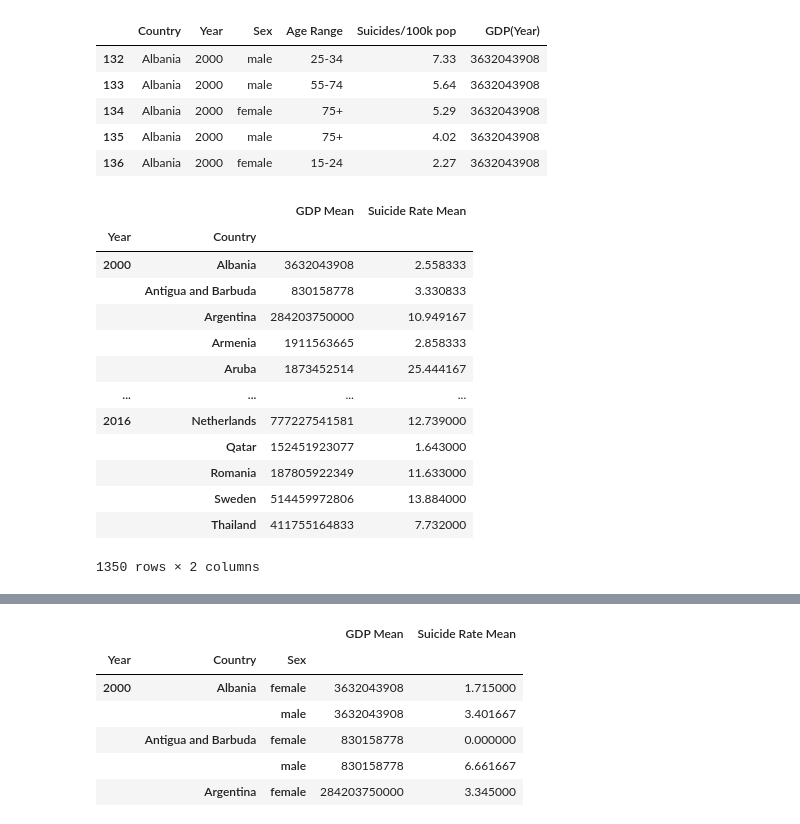
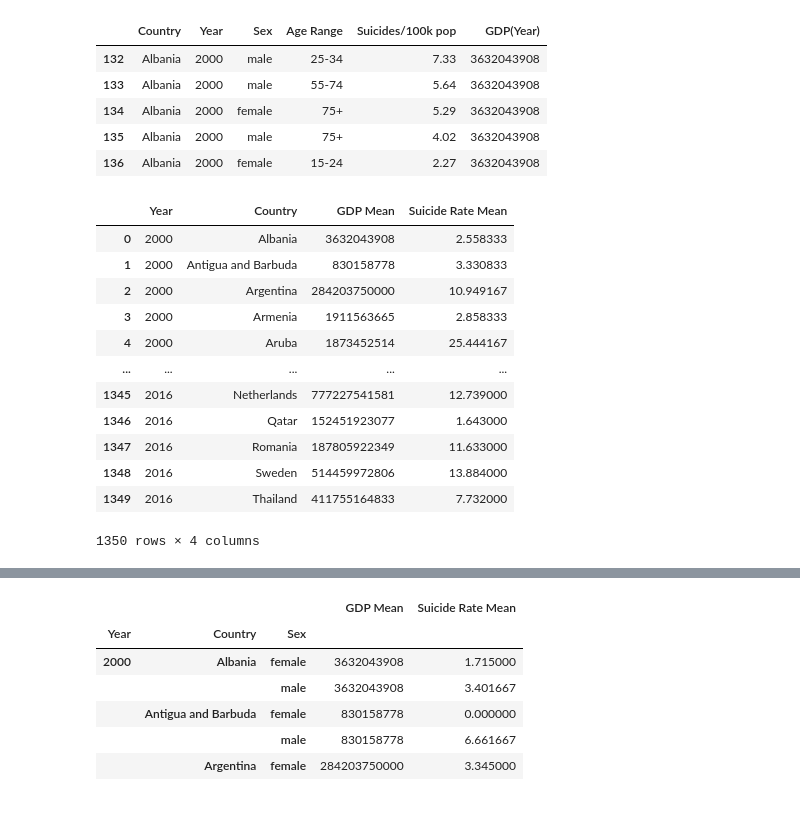
Before and after one commit to elysesulkey/Suicide-in-the-Americas-Data-Analysis, a Jupyter notebook: april12ESmatplot.ipynb, the cells around one changed output, grey strips where cells are left out. Saved outputs shown, nothing was run; the diff lists cells and outputs as text; code cells hidden in the pictures.

```diff
--- a/april12ESmatplot.ipynb
+++ b/april12ESmatplot.ipynb
@@ -45,27 +45,28 @@ filtered_date_df.head()
 # %%
 # group by year and country / find averages
 
 country_gdp = filtered_date_df.groupby(["Year", "Country"])["GDP(Year)"].mean()
 country_suicide = filtered_date_df.groupby(["Year", "Country"])['Suicides/100k pop'].mean()
 
 # create summary table
 country_summary_df = pd.DataFrame({"GDP Mean": country_gdp, "Suicide Rate Mean": country_suicide})
 
+country_summary_reset_df = country_summary_df.reset_index()
+
 # display table
-country_summary_df
+country_summary_reset_df
 # %% [output]
-|  |  | GDP Mean | Suicide Rate Mean |
-| Year | Country |  |  |
-| 2000 | Albania | 3632043908 | 2.558333 |
-|  | Antigua and Barbuda | 830158778 | 3.330833 |
-|  | Argentina | 284203750000 | 10.949167 |
-|  | Armenia | 1911563665 | 2.858333 |
-|  | Aruba | 1873452514 | 25.444167 |
-| ... | ... | ... | ... |
-| 2016 | Netherlands | 777227541581 | 12.739000 |
-|  | Qatar | 152451923077 | 1.643000 |
-|  | Romania | 187805922349 | 11.633000 |
-|  | Sweden | 514459972806 | 13.884000 |
-|  | Thailand | 411755164833 | 7.732000 |
+|  | Year | Country | GDP Mean | Suicide Rate Mean |
+| 0 | 2000 | Albania | 3632043908 | 2.558333 |
+| 1 | 2000 | Antigua and Barbuda | 830158778 | 3.330833 |
+| 2 | 2000 | Argentina | 284203750000 | 10.949167 |
+| 3 | 2000 | Armenia | 1911563665 | 2.858333 |
+| 4 | 2000 | Aruba | 1873452514 | 25.444167 |
+| ... | ... | ... | ... | ... |
+| 1345 | 2016 | Netherlands | 777227541581 | 12.739000 |
+| 1346 | 2016 | Qatar | 152451923077 | 1.643000 |
+| 1347 | 2016 | Romania | 187805922349 | 11.633000 |
+| 1348 | 2016 | Sweden | 514459972806 | 13.884000 |
+| 1349 | 2016 | Thailand | 411755164833 | 7.732000 |
-1350 rows × 2 columns
+1350 rows × 4 columns
 # %%
```
Also changed, not shown: parts of 2 cells of this notebook.
